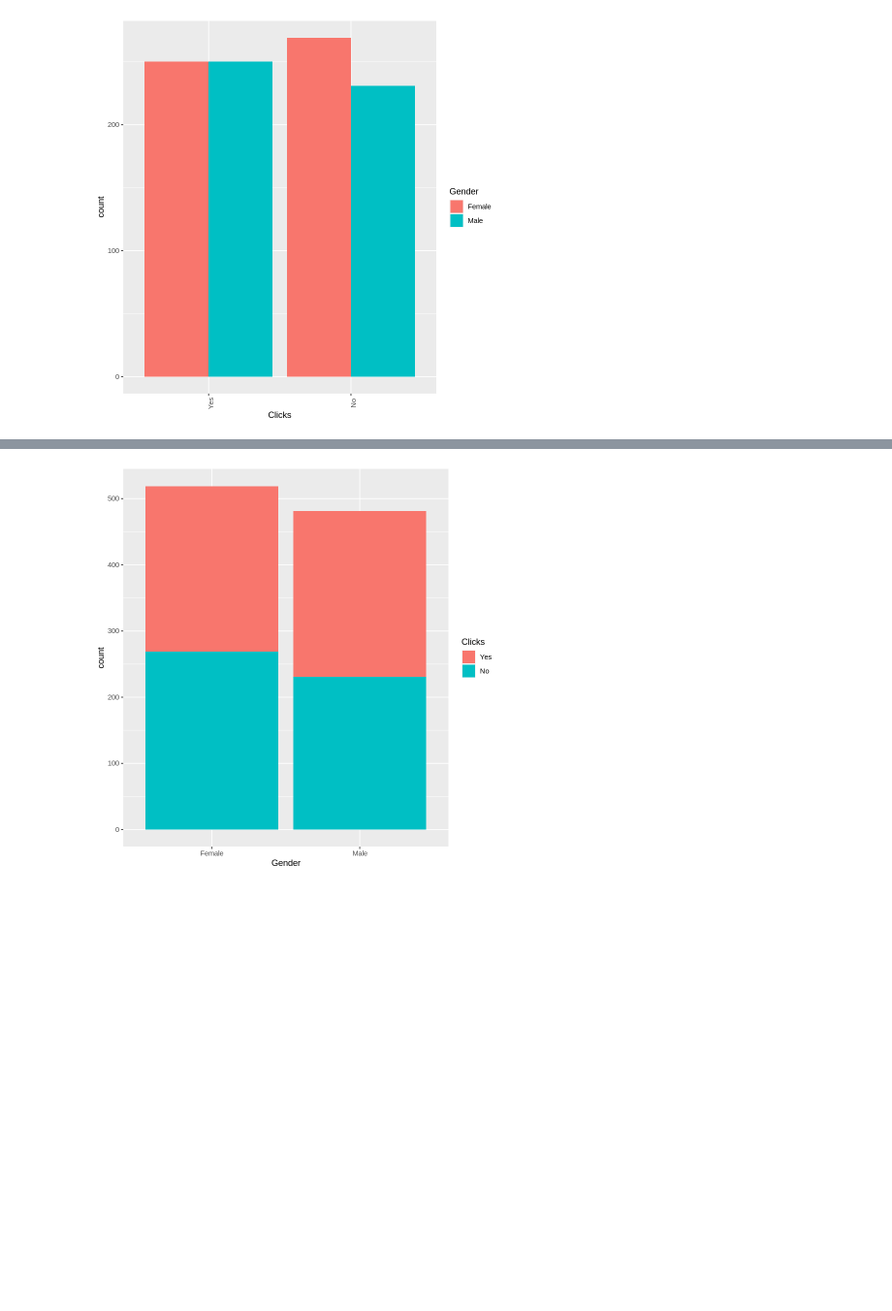
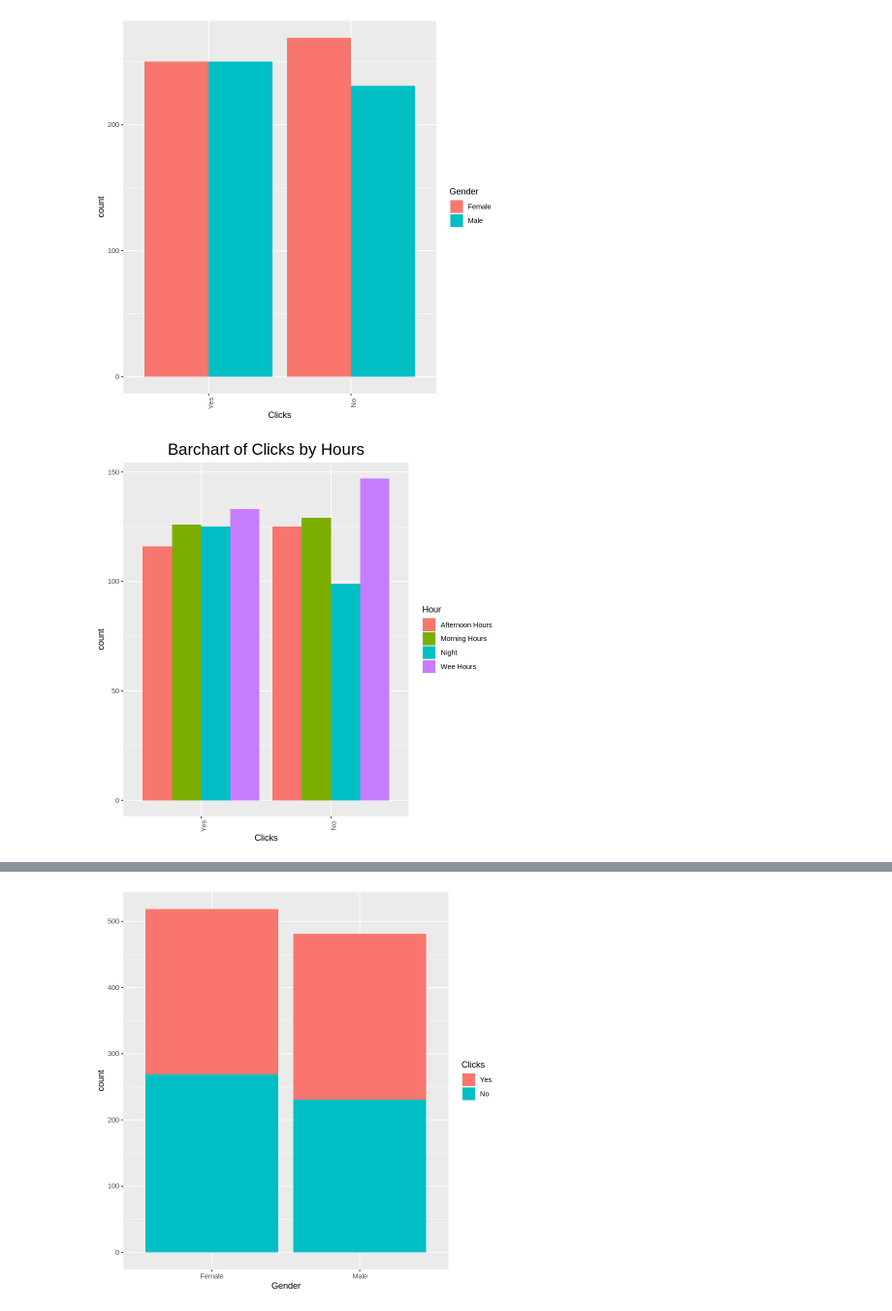
Before and after one commit to Obreintelly/Univariate_Bivariate_Analysis_in_R, a Jupyter notebook: Univariate_Bivariate_Analysis_with_R.ipynb, the cells around one changed output, grey strips where cells are left out. Shown at 97% size. Saved outputs shown, nothing was run; the diff lists cells and outputs as text; code cells hidden in the pictures; blank space fills up the shorter version.

```diff
--- a/Univariate_Bivariate_Analysis_with_R.ipynb
+++ b/Univariate_Bivariate_Analysis_with_R.ipynb
@@ -628,3 +717,11 @@ ggplot(advert, aes(x = Clicks, fill = Gender)) +
   theme(axis.text.x = element_text(angle = 90))
 # %% [output]
 [figure]
+# %%
+# Creating a side-by-side barchart of Clicks by Hour
+ggplot(advert, aes(x = Clicks, fill = Hour)) +
+  geom_bar(position= "dodge") +
+  theme(axis.text.x = element_text(angle = 90)) +
+  ggtitle("Barchart of Clicks by Hours") + theme(plot.title = element_text(hjust = 0.5, size= 20))
+# %% [output]
+[figure, added]
```
Also changed, not shown: parts of 22 cells of this notebook.
